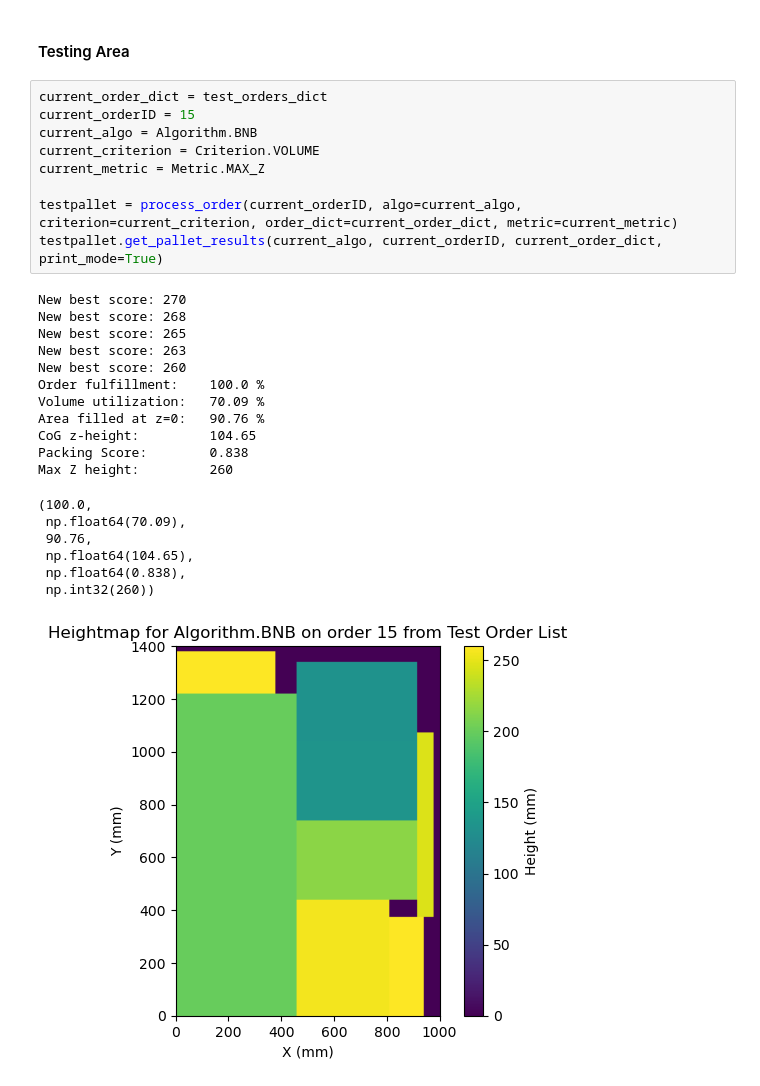
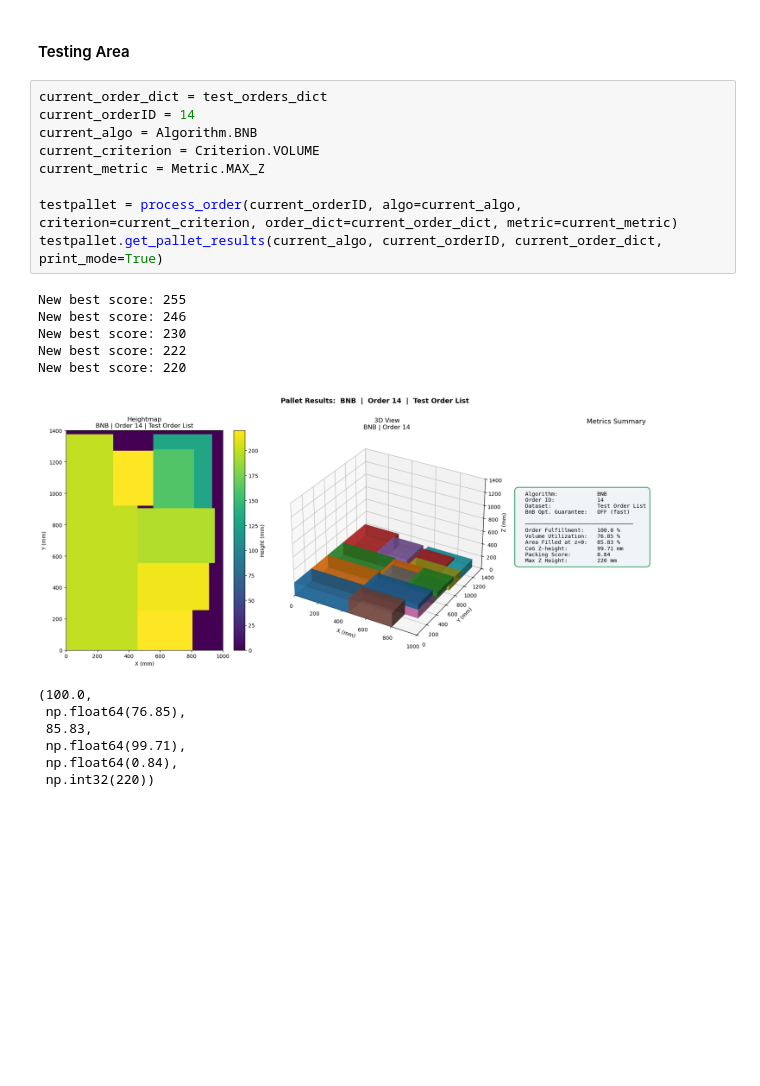
Before and after one commit to xXxCodeSlayerxXx/thesis, a Jupyter notebook: boxoptimizer.ipynb, the cells around one changed output. Cells and saved outputs as stored; diff of their text form; blank space fills up the shorter version.

Commit message:
step 2: finally upgrade get_pallet_results to output a single figure to prepare for mass pallet testing

```diff
--- a/boxoptimizer.ipynb
+++ b/boxoptimizer.ipynb
@@ -931,29 +1006,23 @@ def plot_random_performance(trials, max_max_attempts, step):
 #### Testing Area
 # %%
 current_order_dict = test_orders_dict
-current_orderID = 15
+current_orderID = 14
 current_algo = Algorithm.BNB
 current_criterion = Criterion.VOLUME
 current_metric = Metric.MAX_Z
 
 testpallet = process_order(current_orderID, algo=current_algo, criterion=current_criterion, order_dict=current_order_dict, metric=current_metric)
 testpallet.get_pallet_results(current_algo, current_orderID, current_order_dict, print_mode=True)
 # %% [output]
-New best score: 270
-New best score: 268
-New best score: 265
-New best score: 263
-New best score: 260
-Order fulfillment:    100.0 %
-Volume utilization:   70.09 %
-Area filled at z=0:   90.76 %
-CoG z-height:         104.65
-Packing Score:        0.838
-Max Z height:         260
+New best score: 255
+New best score: 246
+New best score: 230
+New best score: 222
+New best score: 220
+[figure, new version]
 (100.0,
- np.float64(70.09),
- 90.76,
- np.float64(104.65),
- np.float64(0.838),
- np.int32(260))
+ np.float64(76.85),
+ 85.83,
+ np.float64(99.71),
+ np.float64(0.84),
+ np.int32(220))
-[figure, old version]
```
Also changed, not shown: parts of 2 cells of this notebook.
